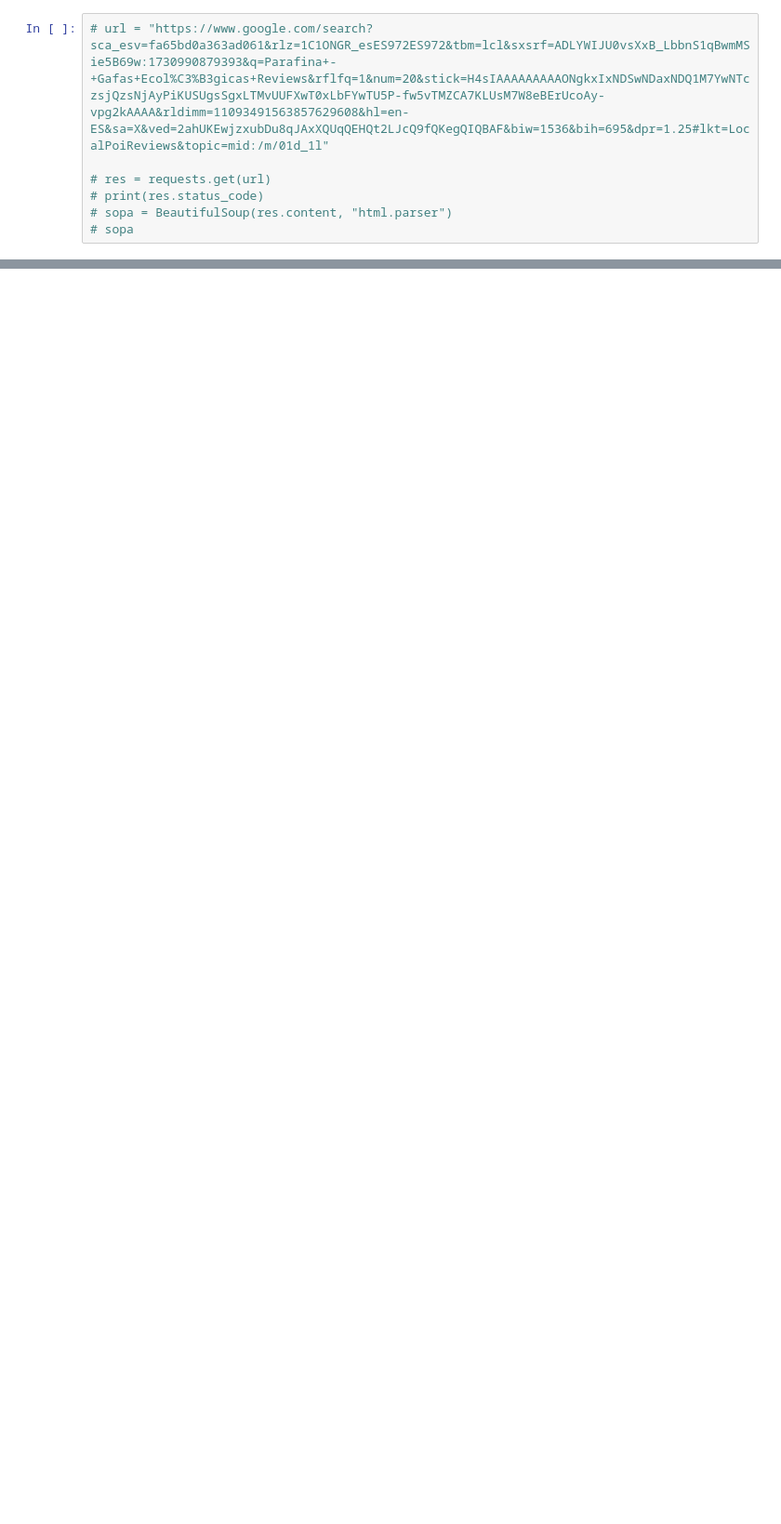
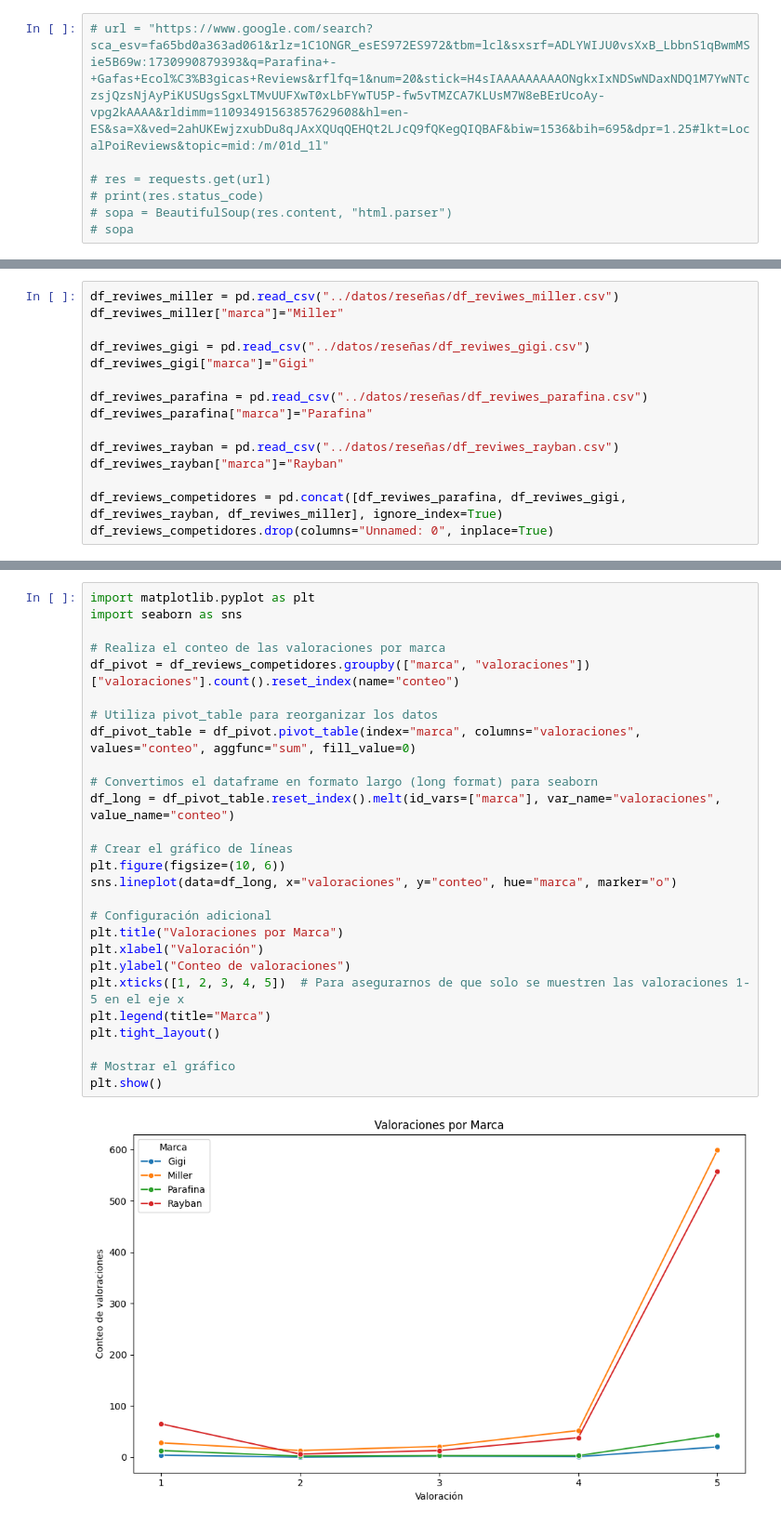
Before and after one commit to Ivan-BV/Proyecto-Minimalism, a Jupyter notebook: notebooks/scraping_reviews.ipynb, the cells around one changed output, grey strips where cells are left out. Shown at 93% size. Drawn from its saved outputs; the diff is of its cells as text; blank space fills up the shorter version.

```diff
--- a/notebooks/scraping_reviews.ipynb
+++ b/notebooks/scraping_reviews.ipynb
@@ -73,0 +243,15 @@ elementos_reviews
+# %%
+df_reviwes_miller = pd.read_csv("../datos/reseñas/df_reviwes_miller.csv")
+df_reviwes_miller["marca"]="Miller"
+
+df_reviwes_gigi = pd.read_csv("../datos/reseñas/df_reviwes_gigi.csv")
+df_reviwes_gigi["marca"]="Gigi"
+
+df_reviwes_parafina = pd.read_csv("../datos/reseñas/df_reviwes_parafina.csv")
+df_reviwes_parafina["marca"]="Parafina"
+
+df_reviwes_rayban = pd.read_csv("../datos/reseñas/df_reviwes_rayban.csv")
+df_reviwes_rayban["marca"]="Rayban"
+
+df_reviews_competidores = pd.concat([df_reviwes_parafina, df_reviwes_gigi, df_reviwes_rayban, df_reviwes_miller], ignore_index=True)
+df_reviews_competidores.drop(columns="Unnamed: 0", inplace=True)
@@ -73,0 +311,29 @@ elementos_reviews
+# %%
+import matplotlib.pyplot as plt
+import seaborn as sns
+
+# Realiza el conteo de las valoraciones por marca
+df_pivot = df_reviews_competidores.groupby(["marca", "valoraciones"])["valoraciones"].count().reset_index(name="conteo")
+
+# Utiliza pivot_table para reorganizar los datos
+df_pivot_table = df_pivot.pivot_table(index="marca", columns="valoraciones", values="conteo", aggfunc="sum", fill_value=0)
+
+# Convertimos el dataframe en formato largo (long format) para seaborn
+df_long = df_pivot_table.reset_index().melt(id_vars=["marca"], var_name="valoraciones", value_name="conteo")
+
+# Crear el gráfico de líneas
+plt.figure(figsize=(10, 6))
+sns.lineplot(data=df_long, x="valoraciones", y="conteo", hue="marca", marker="o")
+
+# Configuración adicional
+plt.title("Valoraciones por Marca")
+plt.xlabel("Valoración")
+plt.ylabel("Conteo de valoraciones")
+plt.xticks([1, 2, 3, 4, 5])  # Para asegurarnos de que solo se muestren las valoraciones 1-5 en el eje x
+plt.legend(title="Marca")
+plt.tight_layout()
+
+# Mostrar el gráfico
+plt.show()
+# %% [output]
+[figure, added]
```
Also changed, not shown: parts of 26 cells of this notebook, 12 other files.
